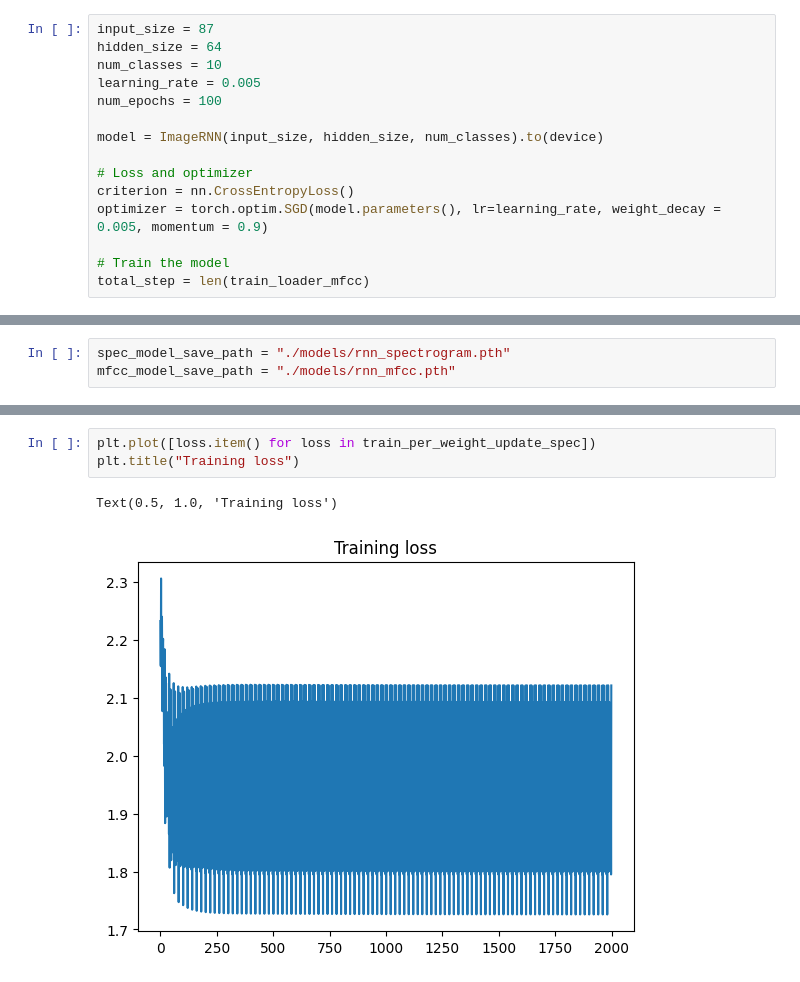
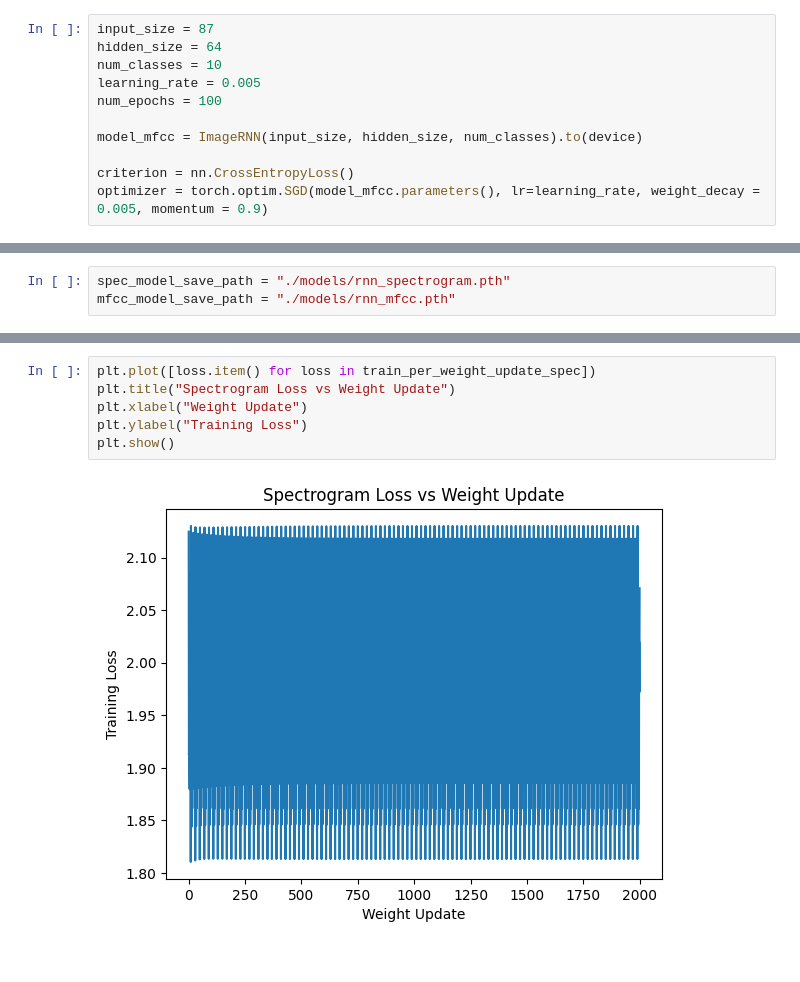
Before and after one commit to NimayRKumar/546_project, a Jupyter notebook: rnn.ipynb, the cells around one changed output, grey strips where cells are left out. Drawn from its saved outputs; the diff is of its cells as text.

```diff
--- a/rnn.ipynb
+++ b/rnn.ipynb
@@ -104,14 +139,10 @@ num_classes = 10
 learning_rate = 0.005
 num_epochs = 100
 
-model = ImageRNN(input_size, hidden_size, num_classes).to(device)
+model_mfcc = ImageRNN(input_size, hidden_size, num_classes).to(device)
 
-# Loss and optimizer
 criterion = nn.CrossEntropyLoss()
-optimizer = torch.optim.SGD(model.parameters(), lr=learning_rate, weight_decay = 0.005, momentum = 0.9)
-
-# Train the model
-total_step = len(train_loader_mfcc)
+optimizer = torch.optim.SGD(model_mfcc.parameters(), lr=learning_rate, weight_decay = 0.005, momentum = 0.9)
 # %%
 def train(model, train_loader_mfcc, test_loader_mfcc, num_epochs, criterion, mfcc_model_save_path, learning_rate):
     optimizer = torch.optim.SGD(model.parameters(), lr=learning_rate, weight_decay = 0.005, momentum = 0.9)
@@ -244,6 +278,8 @@ Epoch: [100/100], Validation Accuracy: 19.4286
 # %%
 plt.plot([loss.item() for loss in train_per_weight_update_spec])
-plt.title("Training loss")
+plt.title("Spectrogram Loss vs Weight Update")
+plt.xlabel("Weight Update")
+plt.ylabel("Training Loss")
+plt.show()
 # %% [output]
-Text(0.5, 1.0, 'Training loss')
-[figure, old version]
+[figure, new version]
```
Also changed, not shown: parts of 22 cells of this notebook, 1 other file.
